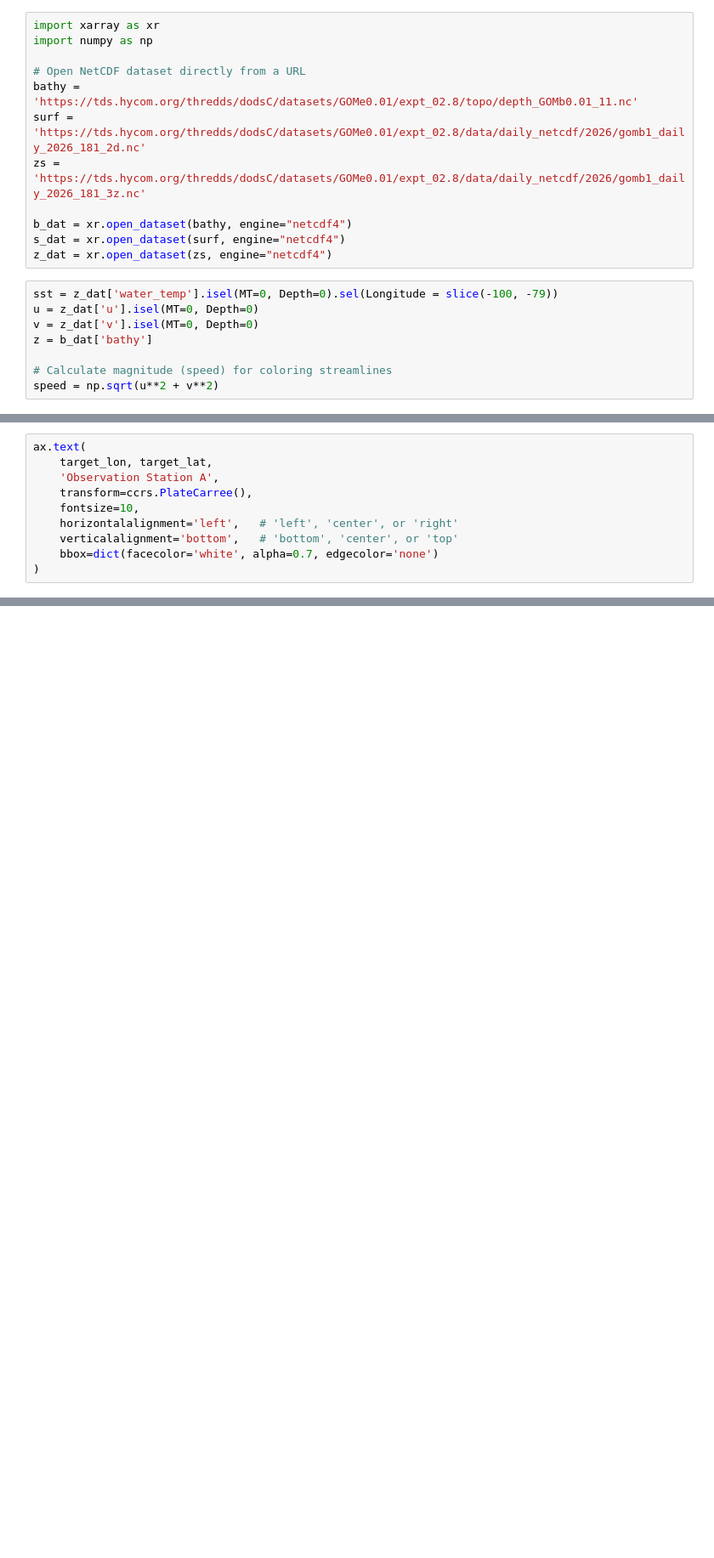
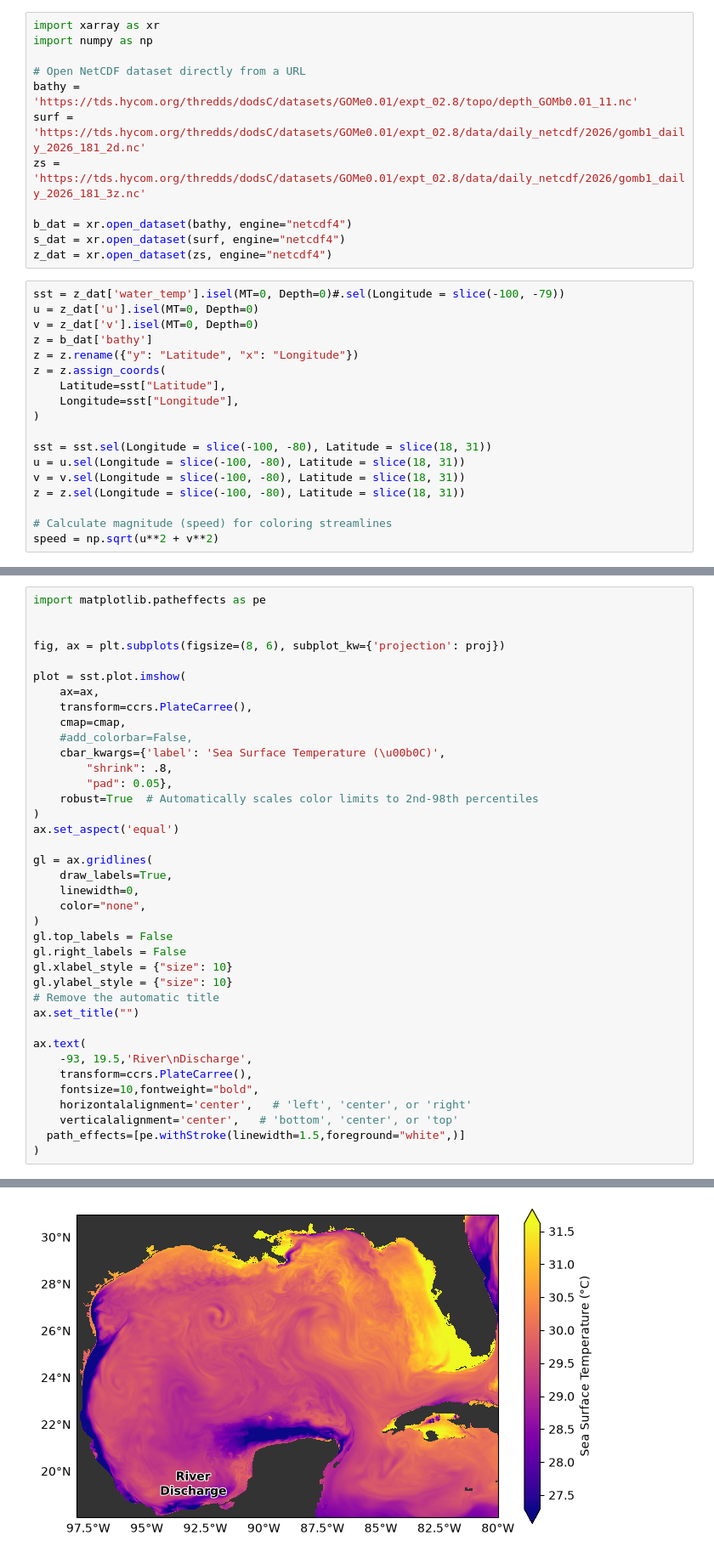
Before and after one commit to BrendanTurley-NOAA/2026-30days-o-maps, a Jupyter notebook: UGOS_fig1.ipynb, the cells around one changed output, grey strips where cells are left out. Shown at 85% size. Saved outputs shown, nothing was run; the diff lists cells and outputs as text; blank space fills up the shorter version.

Commit message:
fix figure

```diff
--- a/UGOS_fig1.ipynb
+++ b/UGOS_fig1.ipynb
@@ -11,10 +11,20 @@ b_dat = xr.open_dataset(bathy, engine="netcdf4")
 s_dat = xr.open_dataset(surf, engine="netcdf4")
 z_dat = xr.open_dataset(zs, engine="netcdf4")
 # %%
-sst = z_dat['water_temp'].isel(MT=0, Depth=0).sel(Longitude = slice(-100, -79))
+sst = z_dat['water_temp'].isel(MT=0, Depth=0)#.sel(Longitude = slice(-100, -79))
 u = z_dat['u'].isel(MT=0, Depth=0)
 v = z_dat['v'].isel(MT=0, Depth=0)
 z = b_dat['bathy']
+z = z.rename({"y": "Latitude", "x": "Longitude"})
+z = z.assign_coords(
+    Latitude=sst["Latitude"],
+    Longitude=sst["Longitude"],
+)
+
+sst = sst.sel(Longitude = slice(-100, -80), Latitude = slice(18, 31))
+u = u.sel(Longitude = slice(-100, -80), Latitude = slice(18, 31))
+v = v.sel(Longitude = slice(-100, -80), Latitude = slice(18, 31))
+z = z.sel(Longitude = slice(-100, -80), Latitude = slice(18, 31))
 
 # Calculate magnitude (speed) for coloring streamlines
 speed = np.sqrt(u**2 + v**2)
@@ -86,10 +192,39 @@ plt.show()
 # %%
+import matplotlib.patheffects as pe
+
+
+fig, ax = plt.subplots(figsize=(8, 6), subplot_kw={'projection': proj})
+
+plot = sst.plot.imshow(
+    ax=ax,
+    transform=ccrs.PlateCarree(),
+    cmap=cmap,
+    #add_colorbar=False,
+    cbar_kwargs={'label': 'Sea Surface Temperature (\u00b0C)',
+        "shrink": .8,
+        "pad": 0.05},
+    robust=True  # Automatically scales color limits to 2nd-98th percentiles
+)
+ax.set_aspect('equal')
+
+gl = ax.gridlines(
+    draw_labels=True,
+    linewidth=0,
+    color="none",
+)
+gl.top_labels = False
+gl.right_labels = False
+gl.xlabel_style = {"size": 10}
+gl.ylabel_style = {"size": 10}
+# Remove the automatic title
+ax.set_title("")
+
 ax.text(
-    target_lon, target_lat,
-    'Observation Station A',
+    -93, 19.5,'River\nDischarge',
     transform=ccrs.PlateCarree(),
-    fontsize=10,
-    horizontalalignment='left',   # 'left', 'center', or 'right'
-    verticalalignment='bottom',   # 'bottom', 'center', or 'top'
-    bbox=dict(facecolor='white', alpha=0.7, edgecolor='none')
+    fontsize=10,fontweight="bold",
+    horizontalalignment='center',   # 'left', 'center', or 'right'
+    verticalalignment='center',   # 'bottom', 'center', or 'top'
+  path_effects=[pe.withStroke(linewidth=1.5,foreground="white",)]
 )
+# %% [output]
@@ -96,3 +232,4 @@ ax.text(
+[figure, added]
 # %%
 import os
 os.getcwd()
```
Also changed, not shown: parts of 3 cells of this notebook, 1 other file.
